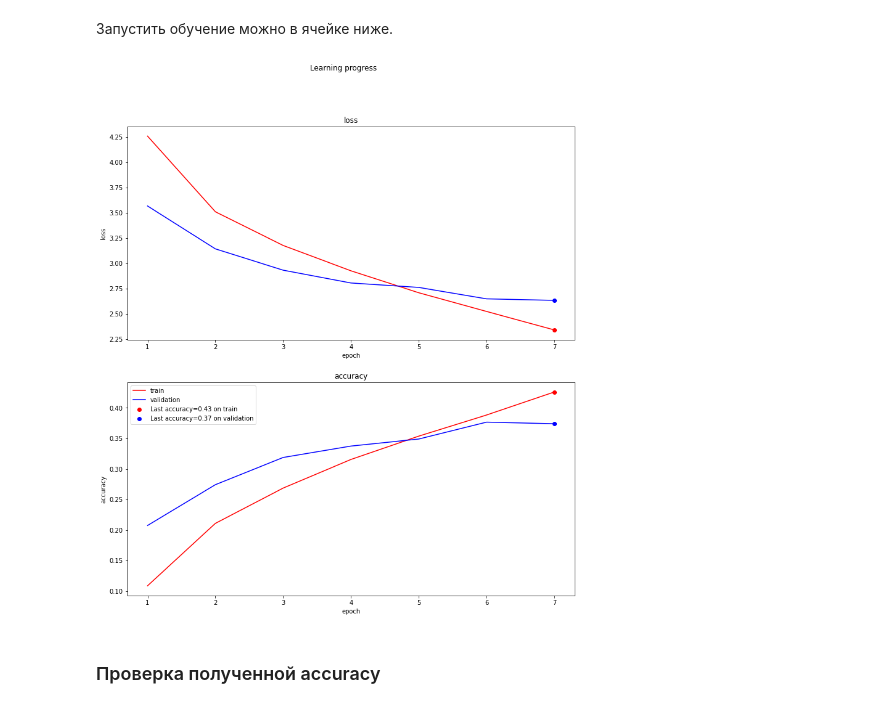
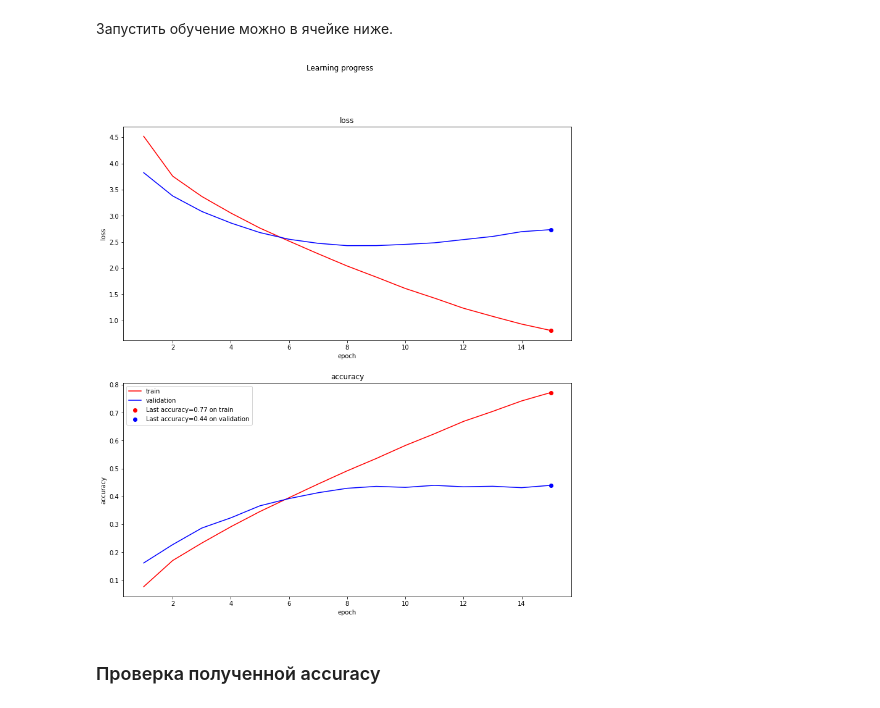
Before and after one commit to alyonabelenko/Courses, a Jupyter notebook: IAD3/homework-02/hw2.ipynb, the cells around one changed output. Saved outputs shown, nothing was run; the diff lists cells and outputs as text; code cells hidden in the pictures.

```diff
--- a/IAD3/homework-02/hw2.ipynb
+++ b/IAD3/homework-02/hw2.ipynb
@@ -238,26 +240,32 @@ device = torch.device("cuda:0") if torch.cuda.is_available() else torch.device("
 # С добавлением батчнорма
 def get_model():
     return nn.Sequential(
-        nn.Conv2d(3, 64, 3),
-        nn.ReLU(),
-        # nn.Dropout(),
-        nn.BatchNorm2d(64),
-        nn.MaxPool2d(2),
-
-        nn.Conv2d(64, 128, 3),
+        nn.Conv2d(3, 128, 3),
         nn.ReLU(),
         # nn.Dropout(),
         nn.BatchNorm2d(128),
-        nn.MaxPool2d(2),
+        nn.AvgPool2d(2),
 
         nn.Conv2d(128, 256, 3),
         nn.ReLU(),
         # nn.Dropout(),
         nn.BatchNorm2d(256),
-        nn.MaxPool2d(2),
+        nn.AvgPool2d(2),
+
+        nn.Conv2d(256, 512, 3),
+        nn.ReLU(),
+        # nn.Dropout(),
+        nn.BatchNorm2d(512),
+        nn.AvgPool2d(2),
+
+        nn.Conv2d(512, 1024, 3),
+        nn.ReLU(),
+        # nn.Dropout(),
+        nn.BatchNorm2d(1024),
+        nn.AvgPool2d(2),
 
         nn.Flatten(),
-        nn.Linear(9216, 2048),
+        nn.Linear(4096, 2048),
         nn.Dropout(),
         nn.ReLU(),
         nn.BatchNorm1d(2048),
@@ -291,13 +304,13 @@ def set_random_seed(seed):
 # %%
 set_random_seed(42)
 model = get_model()
 optimizer = torch.optim.Adam(model.parameters(), lr=1e-3)
 criterion = nn.CrossEntropyLoss()
 scheduler = ExponentialLR(optimizer, gamma=0.95)
 # scheduler = None
-train(model, train_dataloader, val_dataloader, criterion, optimizer, device, 20, scheduler)
+train(model, train_dataloader, val_dataloader, criterion, optimizer, device, 15, scheduler)
 # %% [output]
-[figure, old version]
+[figure, new version]
 # %% [markdown]
 ### Проверка полученной accuracy
 # %% [markdown]
```
Also changed, not shown: parts of 5 cells of this notebook.
